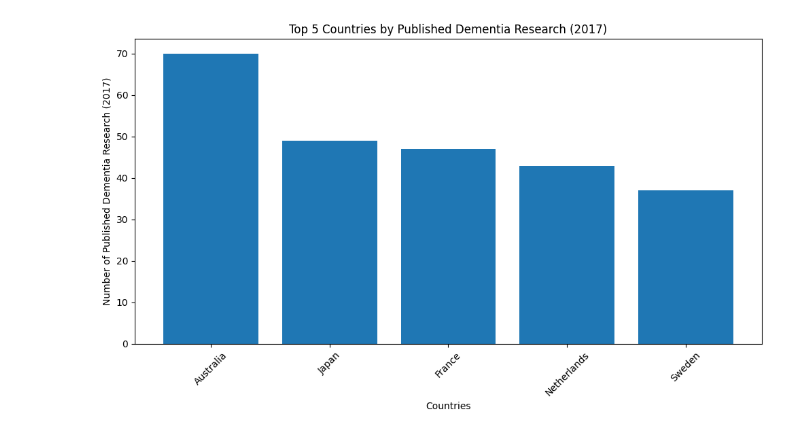
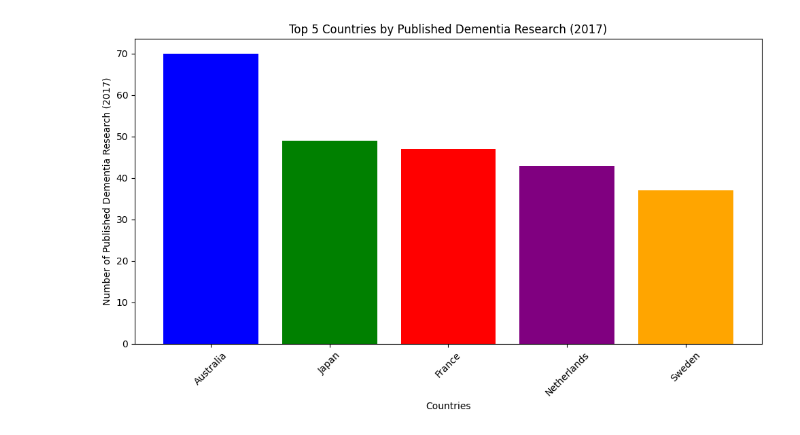
Before and after one commit to juanxxoxo/dementia_WHO_dataset_study, a Jupyter notebook: Advances in Early Detection and Intervention Strategies/published_research.ipynb, the cells around one changed output. Saved outputs shown, nothing was run; the diff lists cells and outputs as text; code cells hidden in the pictures.

Commit message:
added images

```diff
--- a/Advances in Early Detection and Intervention Strategies/published_research.ipynb
+++ b/Advances in Early Detection and Intervention Strategies/published_research.ipynb
@@ -25,13 +7,19 @@ df = pd.read_csv(file_path)
 # %%
 top_countries = df.sort_values(by='number_published_dementia_research_2017', ascending=False).head(5)
 # %%
+bar_colors = ['blue', 'green', 'red', 'purple', 'orange']
+
 plt.figure(figsize=(10, 6))
-plt.bar(top_countries['Countries, territories and areas'], top_countries['number_published_dementia_research_2017'])
+
+plt.bar(top_countries['Countries, territories and areas'], top_countries['number_published_dementia_research_2017'], color=bar_colors)
+
 plt.xlabel('Countries')
 plt.ylabel('Number of Published Dementia Research (2017)')
 plt.title('Top 5 Countries by Published Dementia Research (2017)')
 plt.xticks(rotation=45)
 plt.tight_layout()
+
+
 plt.show()
 # %% [output]
-[figure, old version]
+[figure, new version]
```
Also changed, not shown: parts of 1 cell of this notebook, 4 other files.
